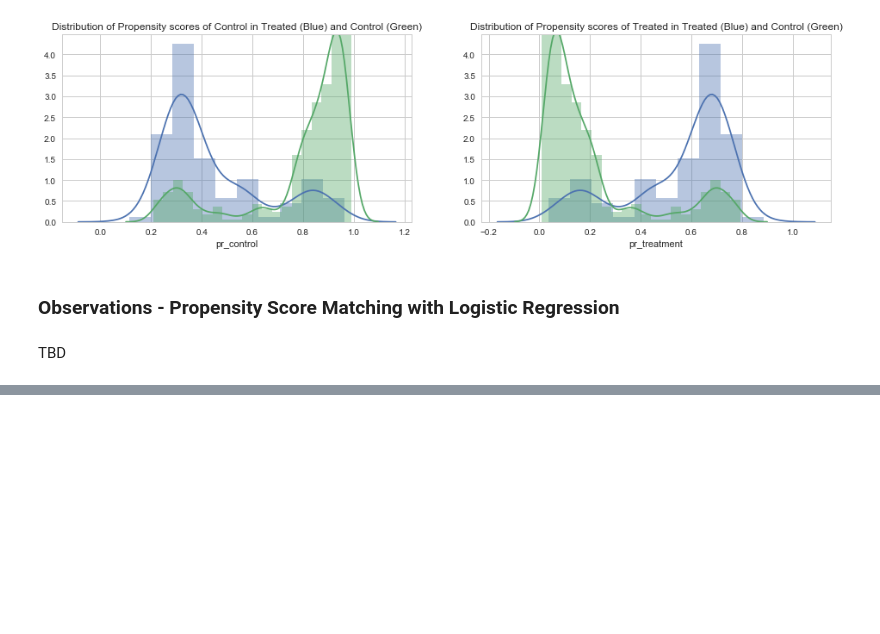
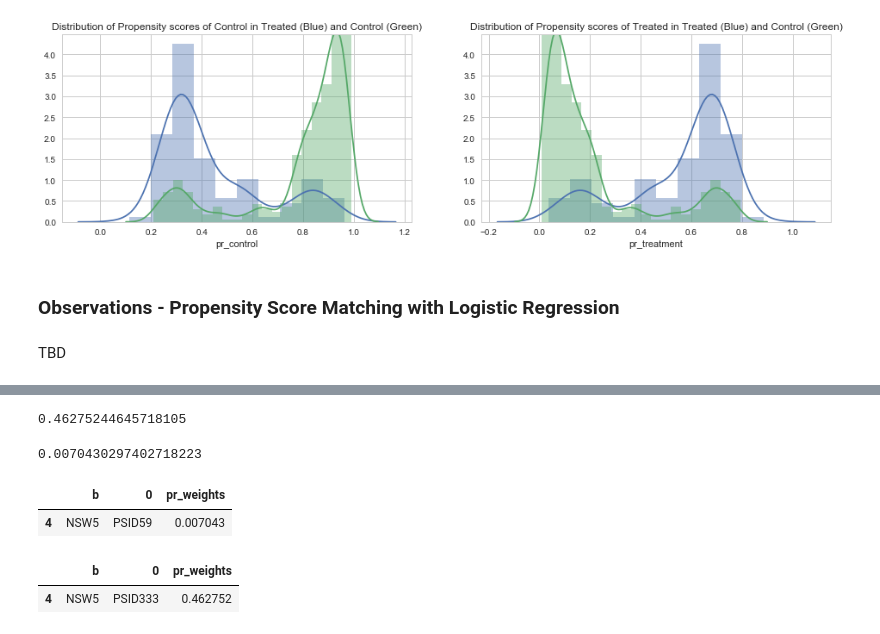
Before and after one commit to sanadhis/ADA-2017, a Jupyter notebook: 04 - Applied ML/Homework04.ipynb, the cells around one changed output, grey strips where cells are left out. Cells and saved outputs as stored; diff of their text form; code cells hidden in the pictures; blank space fills up the shorter version.

```diff
--- a/04 - Applied ML/Homework04.ipynb
+++ b/04 - Applied ML/Homework04.ipynb
@@ -387,0 +433,18 @@ TBD
+# %%
+df_pr_weights.loc[df_pr_weights['b']=="NSW5"].pr_weights.max()
+# %% [output]
+0.46275244645718105
+# %%
+df_pr_weights.loc[df_pr_weights['b']=="NSW5"].pr_weights.min()
+# %% [output]
+0.0070430297402718223
+# %%
+df_pr_weights.loc[df_pr_weights['pr_weights']==0.0070430297402718223]
+# %% [output]
+|  | b | 0 | pr_weights |
+| 4 | NSW5 | PSID59 | 0.007043 |
+# %%
+df_pr_weights.loc[df_pr_weights['pr_weights']==0.46275244645718105]
+# %% [output]
+|  | b | 0 | pr_weights |
+| 4 | NSW5 | PSID333 | 0.462752 |
```
Also changed, not shown: parts of 5 cells of this notebook.
